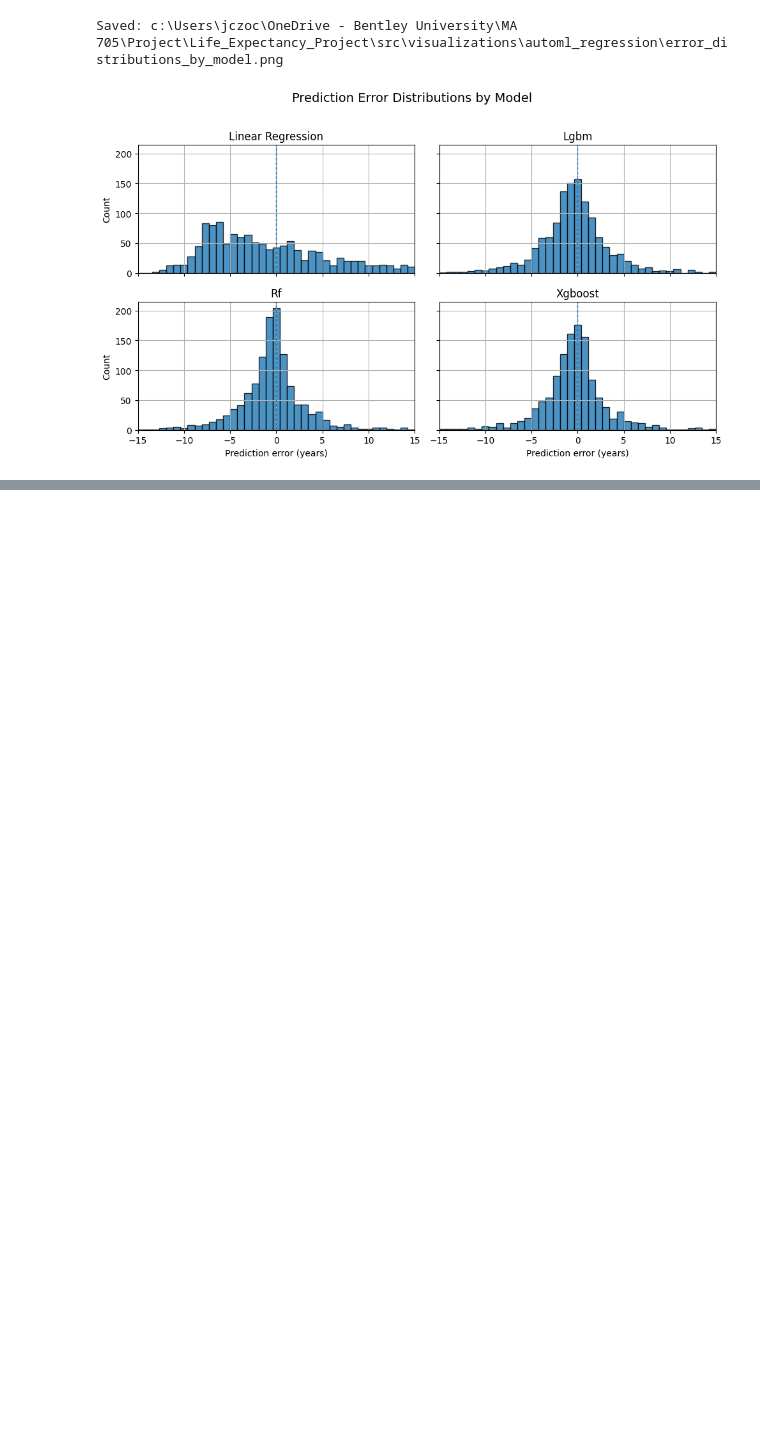
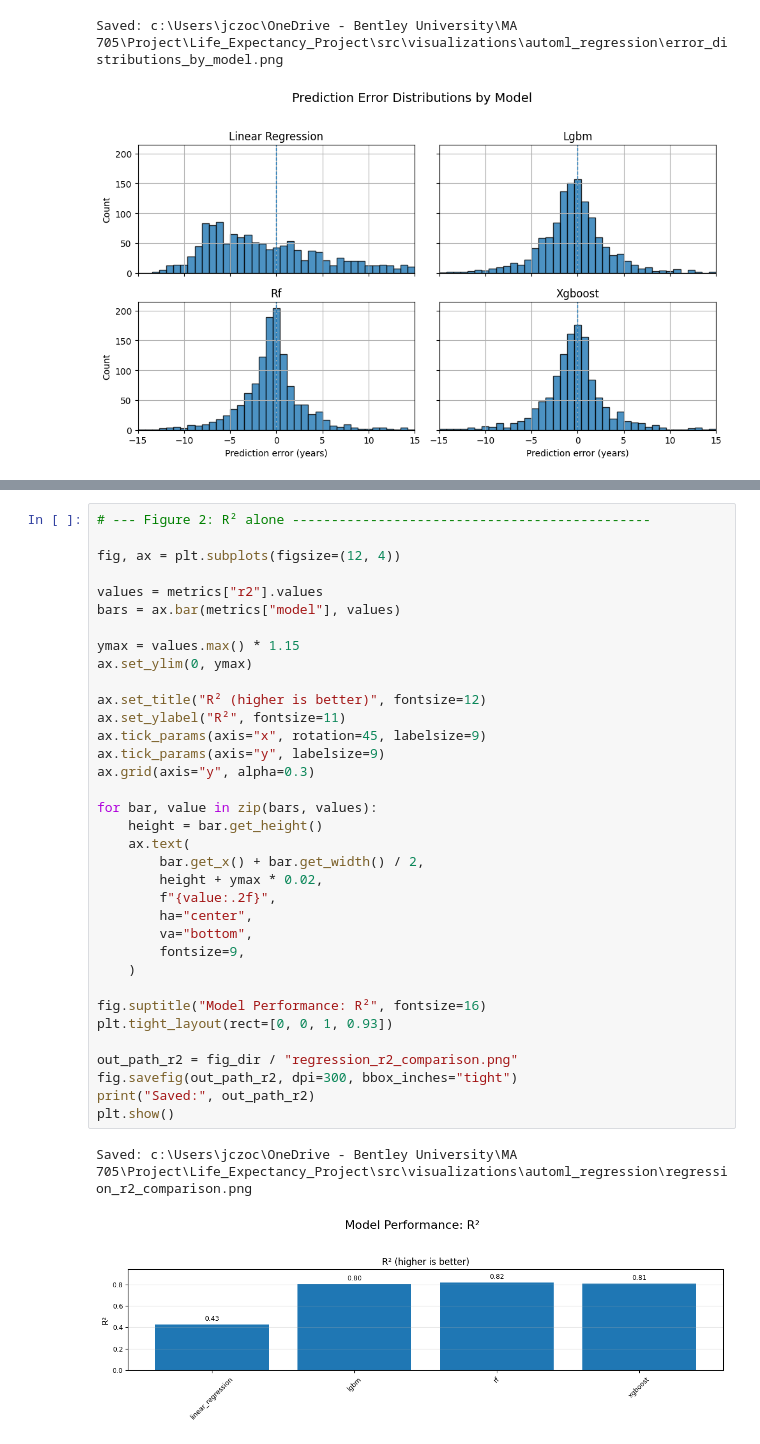
Before and after one commit to Jzoccs/Life_Expectancy_Project, a Jupyter notebook: notebooks/Regression_visualizations.ipynb, the cells around one changed output, grey strips where cells are left out. Cells and saved outputs as stored; diff of their text form; blank space fills up the shorter version.

```diff
--- a/notebooks/Regression_visualizations.ipynb
+++ b/notebooks/Regression_visualizations.ipynb
@@ -192,0 +109,38 @@ fig
+# %%
+# --- Figure 2: R² alone ----------------------------------------------
+
+fig, ax = plt.subplots(figsize=(12, 4))
+
+values = metrics["r2"].values
+bars = ax.bar(metrics["model"], values)
+
+ymax = values.max() * 1.15
+ax.set_ylim(0, ymax)
+
+ax.set_title("R² (higher is better)", fontsize=12)
+ax.set_ylabel("R²", fontsize=11)
+ax.tick_params(axis="x", rotation=45, labelsize=9)
+ax.tick_params(axis="y", labelsize=9)
+ax.grid(axis="y", alpha=0.3)
+
+for bar, value in zip(bars, values):
+    height = bar.get_height()
+    ax.text(
+        bar.get_x() + bar.get_width() / 2,
+        height + ymax * 0.02,
+        f"{value:.2f}",
+        ha="center",
+        va="bottom",
+        fontsize=9,
+    )
+
+fig.suptitle("Model Performance: R²", fontsize=16)
+plt.tight_layout(rect=[0, 0, 1, 0.93])
+
+out_path_r2 = fig_dir / "regression_r2_comparison.png"
+fig.savefig(out_path_r2, dpi=300, bbox_inches="tight")
+print("Saved:", out_path_r2)
+plt.show()
+# %% [output]
+Saved: c:\Users\jczoc\OneDrive - Bentley University\MA 705\Project\Life_Expectancy_Project\src\visualizations\automl_regression\regression_r2_comparison.png
+[figure, added]
```
Also changed, not shown: parts of 3 cells of this notebook, 5 other files.
